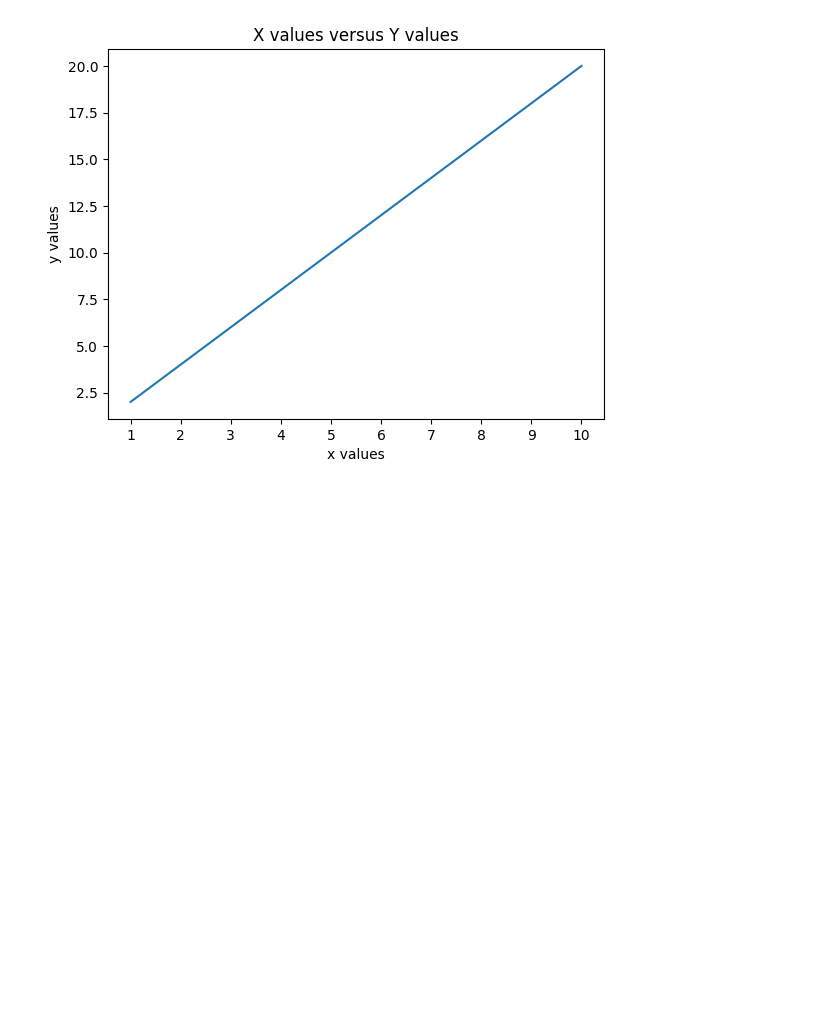
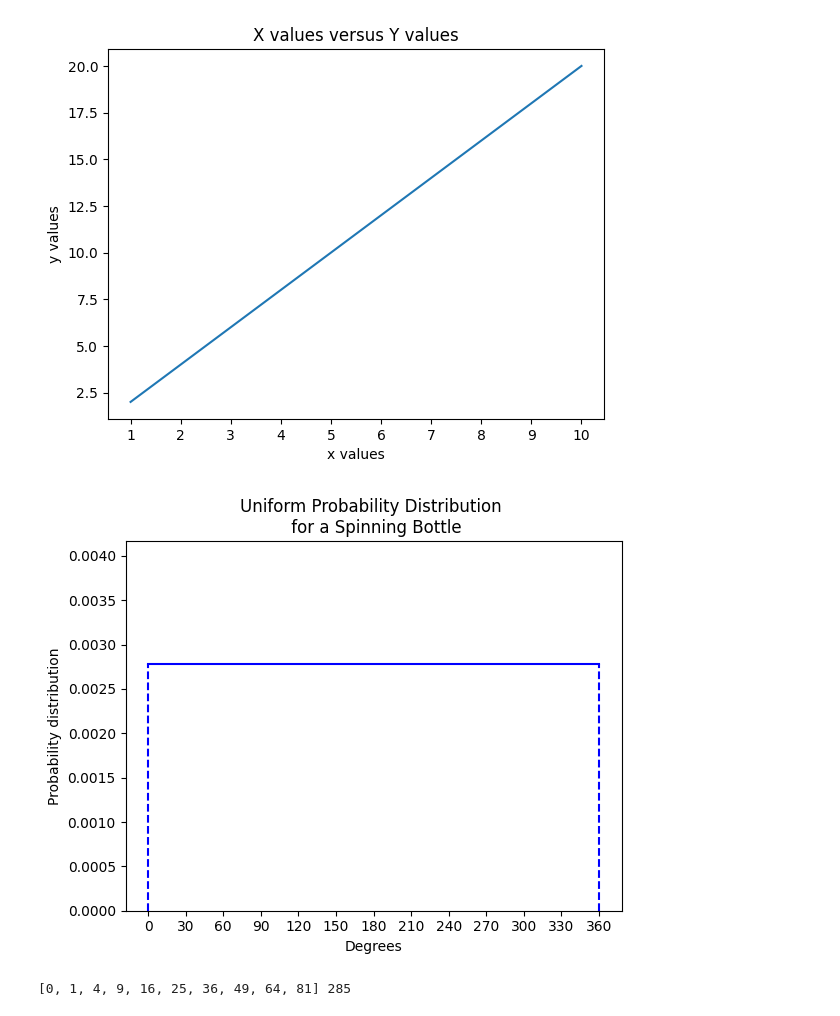
Before and after one commit to QuangMDoan/python, a Jupyter notebook: plots.ipynb, the cells around one changed output. Cells and saved outputs as stored; diff of their text form; code cells hidden in the pictures; blank space fills up the shorter version.

```diff
--- a/plots.ipynb
+++ b/plots.ipynb
@@ -25,3 +40,29 @@ plt.xticks([x for x in x])
 plt.show()
 # %% [output]
 [figure]
+# %%
+def uniform_distribution_height(x_minimum, x_maximum):
+    height = 1/(abs(x_maximum-x_minimum))
+    return height
+
+
+y = uniform_distribution_height(0, 360)
+plt.plot([0,360], [y, y], color="blue")
+plt.plot([0,0], [0,y], "--", color = "blue")
+plt.plot([360,360], [0,y], "--", color = "blue")
+plt.ylim([0, y+y/2])
+plt.xlabel("Degrees")
+plt.ylabel("Probability distribution")
+plt.title("Uniform Probability Distribution \n for a Spinning Bottle")
+plt.xticks(range(0, 361, 30))
+plt.show()
+# %% [output]
+[figure, added]
+# %%
+y = [i for i in range(0, 10)]
+x = [i for i in range(0, 10)]
+
+xy = [xi * yi for (xi, yi) in zip(x, y)]
+print(xy, sum(xy))
+# %% [output]
+[0, 1, 4, 9, 16, 25, 36, 49, 64, 81] 285
```
Also changed, not shown: parts of 5 cells of this notebook.
